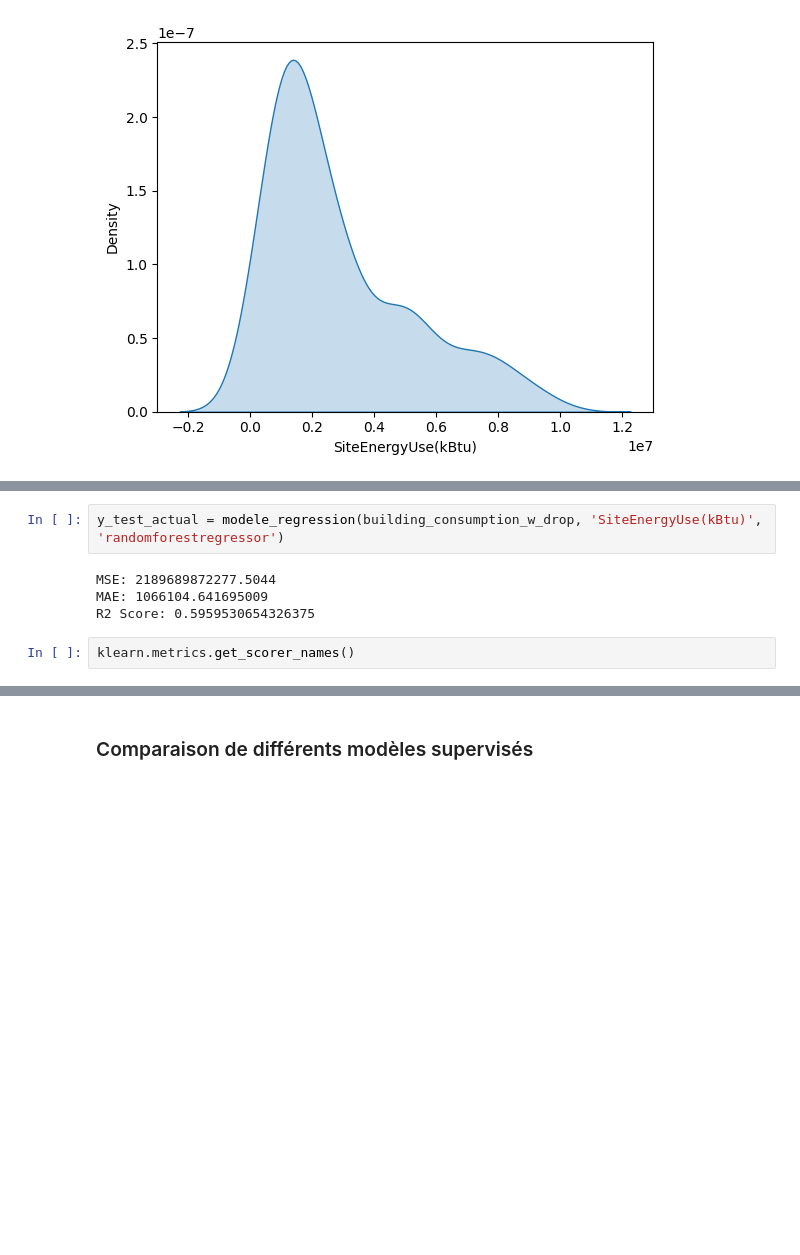
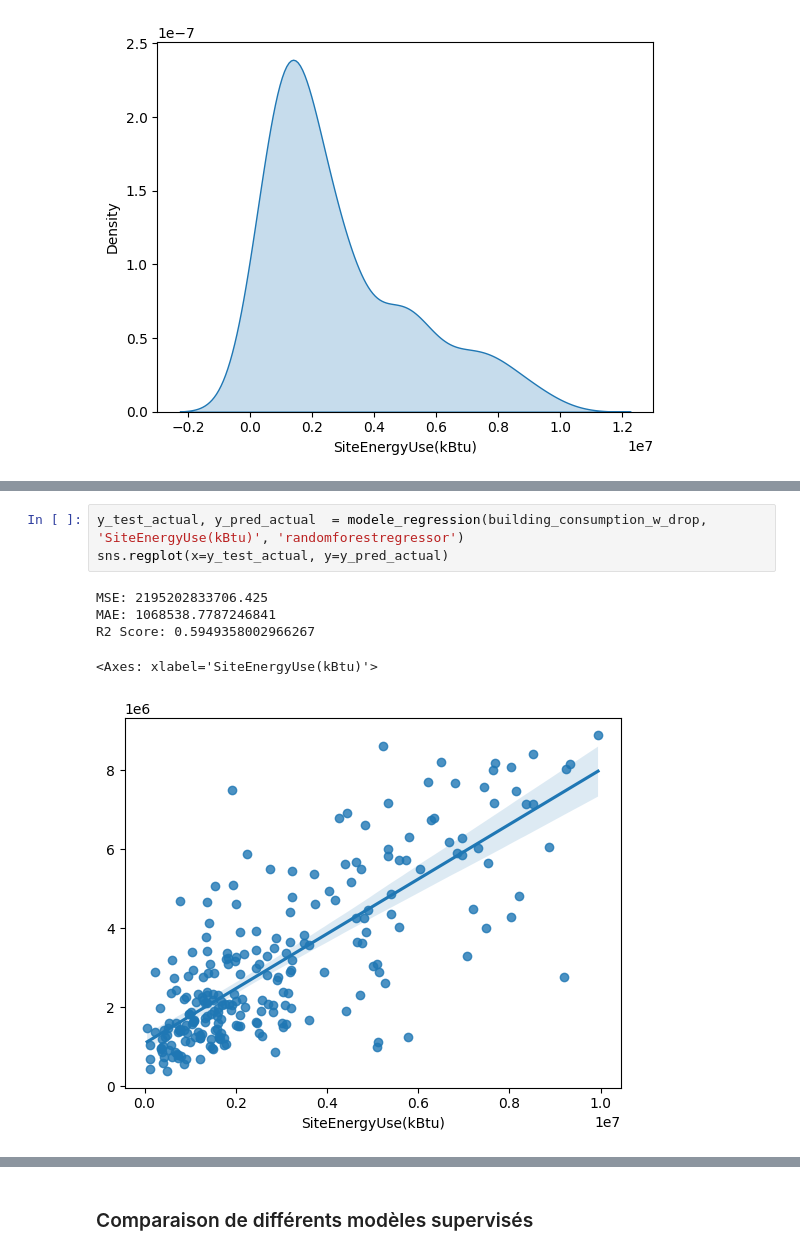
Before and after one commit to Soct/formation_OC, a Jupyter notebook: projet 3/P3_template_modelistation_supervisee_data_scientist.ipynb, the cells around one changed output, grey strips where cells are left out. Saved outputs shown, nothing was run; the diff lists cells and outputs as text; blank space fills up the shorter version.

```diff
--- a/projet 3/P3_template_modelistation_supervisee_data_scientist.ipynb
+++ b/projet 3/P3_template_modelistation_supervisee_data_scientist.ipynb
@@ -458,8 +468,9 @@ R2 Score: -0.16406754551113556
 # %%
-y_test_actual = modele_regression(building_consumption_w_drop, 'SiteEnergyUse(kBtu)', 'randomforestregressor')
+y_test_actual, y_pred_actual  = modele_regression(building_consumption_w_drop, 'SiteEnergyUse(kBtu)', 'randomforestregressor')
+sns.regplot(x=y_test_actual, y=y_pred_actual)
 # %% [output]
-MSE: 2189689872277.5044
-MAE: 1066104.641695009
-R2 Score: 0.5959530654326375
+MSE: 2195202833706.425
+MAE: 1068538.7787246841
+R2 Score: 0.5949358002966267
+<Axes: xlabel='SiteEnergyUse(kBtu)'>
+[figure, added]
-# %%
-klearn.metrics.get_scorer_names()
```
Also changed, not shown: parts of 12 cells of this notebook.
